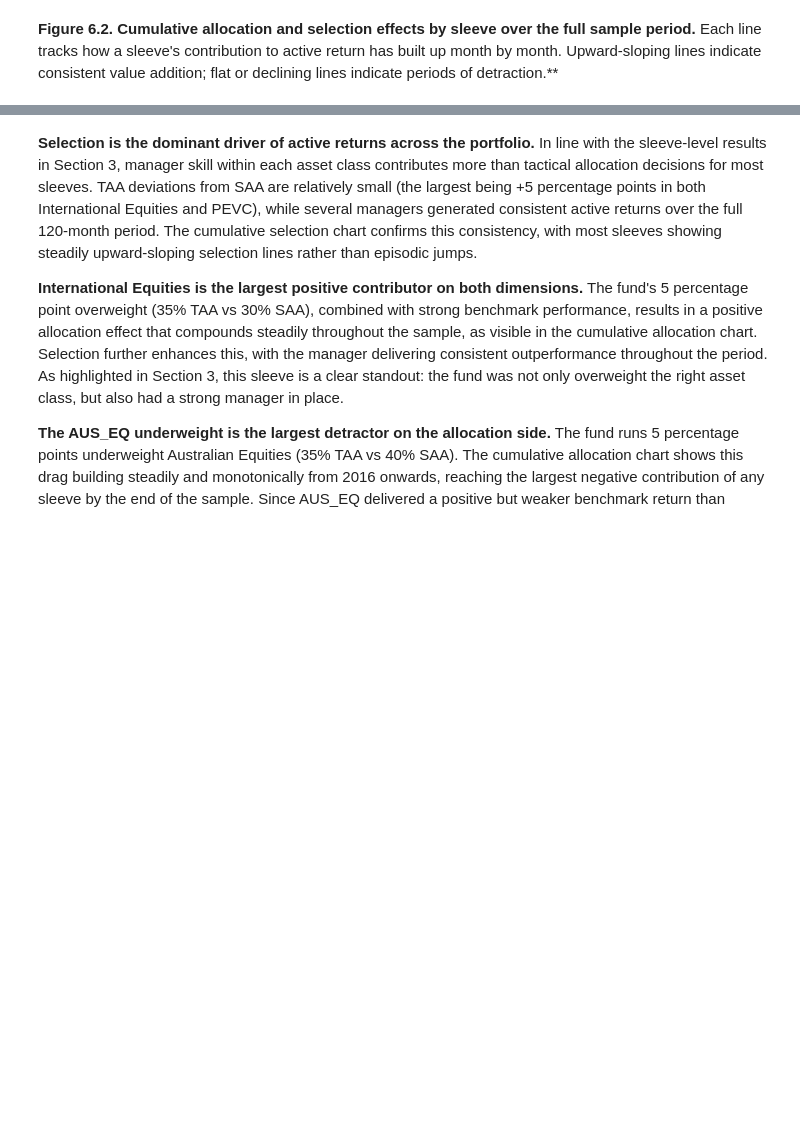
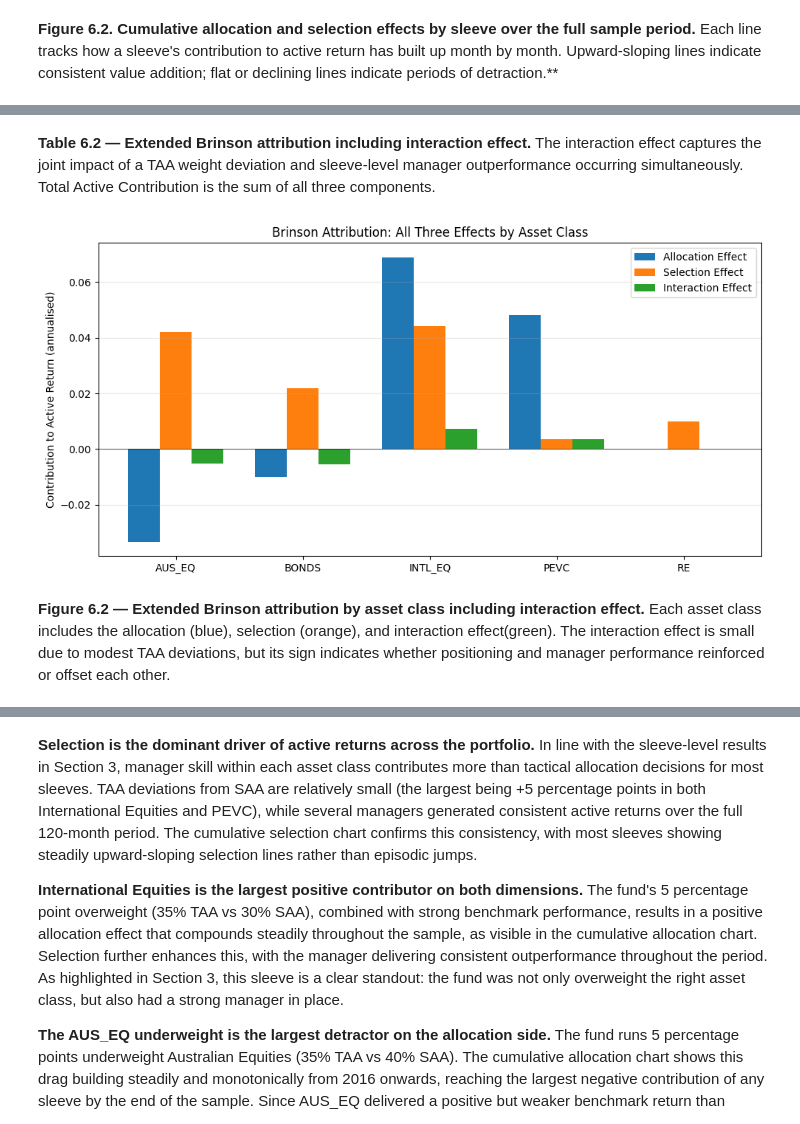
Before and after one commit to CathyLin789/MultiAssetPortfolio-Cathy_Caden_Archer_Sienna, a Jupyter notebook: notebooks/multi_asset_report.ipynb, the cells around one changed output, grey strips where cells are left out. Drawn from its saved outputs; the diff is of its cells as text; code cells hidden in the pictures; blank space fills up the shorter version.

Commit message:
Included the interaction effect into both attribution.py and a table and bar graph of its effects into the Jupitr notebook. Extended the heading in attribution.

```diff
--- a/notebooks/multi_asset_report.ipynb
+++ b/notebooks/multi_asset_report.ipynb
@@ -511,0 +520,18 @@ plt.show()
+# %%
+# Re-run attribution with interaction effect included
+monthly_attr_ext = brinson_monthly(
+    mgr_returns         = managers,
+    bm_returns          = benchmarks,
+    taa_weights         = taa_weights,
+    saa_weights         = saa_weights,
+    include_interaction = True,
+)
+
+attr_summary_ext = brinson_summary(monthly_attr_ext, include_interaction=True)
+
+attr_summary_ext.style.format({
+    "Allocation Effect":         "{:.4f}",
+    "Selection Effect":          "{:.4f}",
+    "Interaction Effect":        "{:.4f}",
+    "Total Active Contribution": "{:.4f}",
+})
@@ -511,0 +546,27 @@ plt.show()
+# %% [markdown]
+**Table 6.2 — Extended Brinson attribution including interaction effect.** The interaction effect captures the joint impact of a TAA weight deviation and sleeve-level manager outperformance occurring simultaneously. Total Active Contribution is the sum of all three components.
+# %%
+plot_data = attr_summary_ext.drop("Total")[["Allocation Effect", "Selection Effect", "Interaction Effect"]]
+
+fig, ax = plt.subplots(figsize=(10, 5))
+
+x     = np.arange(len(plot_data))
+width = 0.25
+
+ax.bar(x - width,     plot_data["Allocation Effect"],  width, label="Allocation Effect")
+ax.bar(x,             plot_data["Selection Effect"],   width, label="Selection Effect")
+ax.bar(x + width,     plot_data["Interaction Effect"], width, label="Interaction Effect")
+
+ax.set_xticks(x)
+ax.set_xticklabels(plot_data.index)
+ax.axhline(0, color="black", linewidth=0.5)
+ax.set_ylabel("Contribution to Active Return (annualised)")
+ax.set_title("Brinson Attribution: All Three Effects by Asset Class")
+ax.legend()
+ax.grid(alpha=0.3, axis="y")
+plt.tight_layout()
+plt.show()
+# %% [output]
+[figure, added]
+# %% [markdown]
+**Figure 6.2 — Extended Brinson attribution by asset class including interaction effect.** Each asset class includes the allocation (blue), selection (orange), and interaction effect(green). The interaction effect is small due to modest TAA deviations, but its sign indicates whether positioning and manager performance reinforced or offset each other.
```
Also changed, not shown: parts of 5 cells of this notebook, 1 other file.
